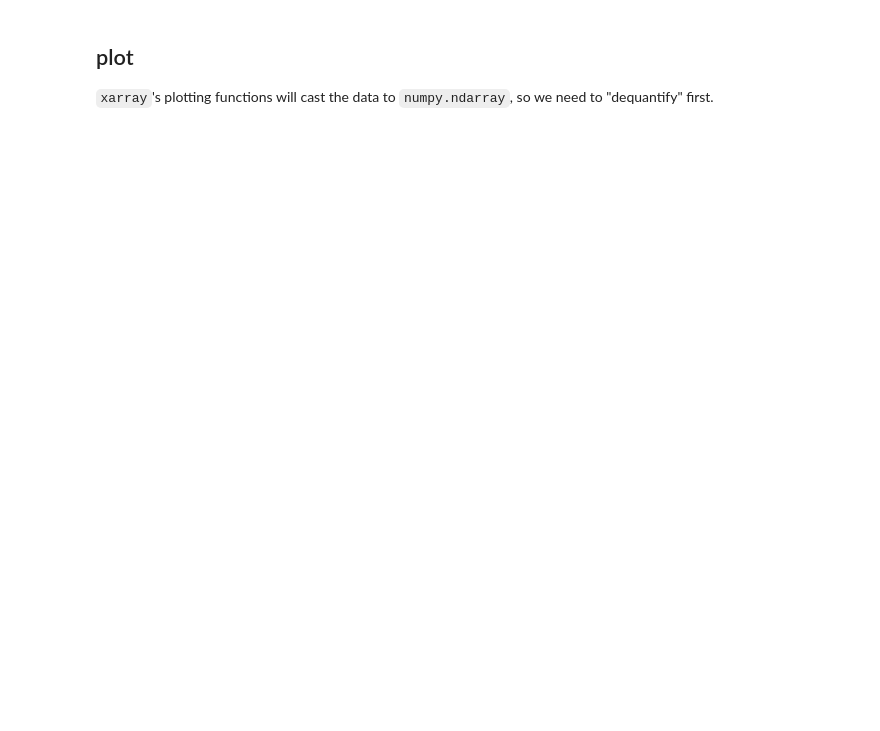
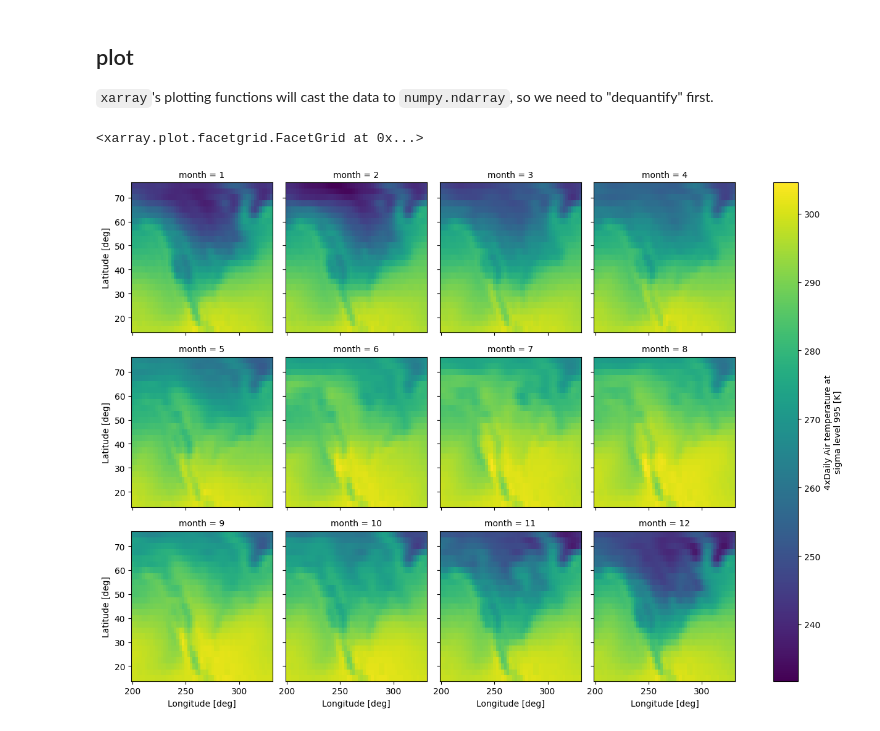
Before and after one commit to xarray-contrib/pint-xarray, a Jupyter notebook: docs/examples/plotting.ipynb, the cells around one changed output. Cells and saved outputs as stored; diff of their text form; code cells hidden in the pictures; blank space fills up the shorter version.

```diff
--- a/docs/examples/plotting.ipynb
+++ b/docs/examples/plotting.ipynb
@@ -27,5 +78,8 @@ quantified
 # %% [markdown]
 ## work with the data
 # %%
-monthly_means = quantified.astropy.to("degC").sel(time="2013").groupby("time.month").mean()
+monthly_means = quantified.astropy\
+    .sel(time="2013")\
+    .groupby("time.month")\
+    .mean()
 monthly_means
@@ -41,4 +134,7 @@ monthly_means.sel(
 
 `xarray`'s plotting functions will cast the data to `numpy.ndarray`, so we need to "dequantify" first.
 # %%
-monthly_means.astropy.dequantify(format="~P").plot.imshow(col="month", col_wrap=4)
+monthly_means.astropy.dequantify(format="unicode").plot.imshow(col="month", col_wrap=4)
+# %% [output]
+<xarray.plot.facetgrid.FacetGrid at 0x...>
+[figure, added]
```
Also changed, not shown: parts of 5 cells of this notebook, 7 other files.
